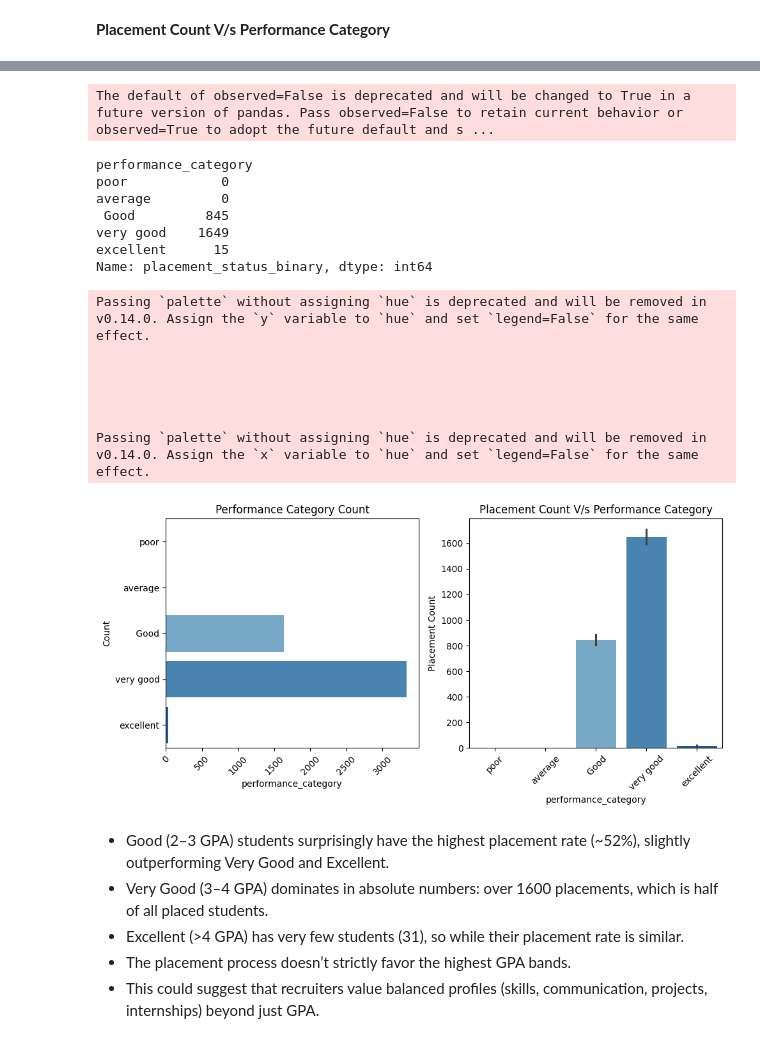
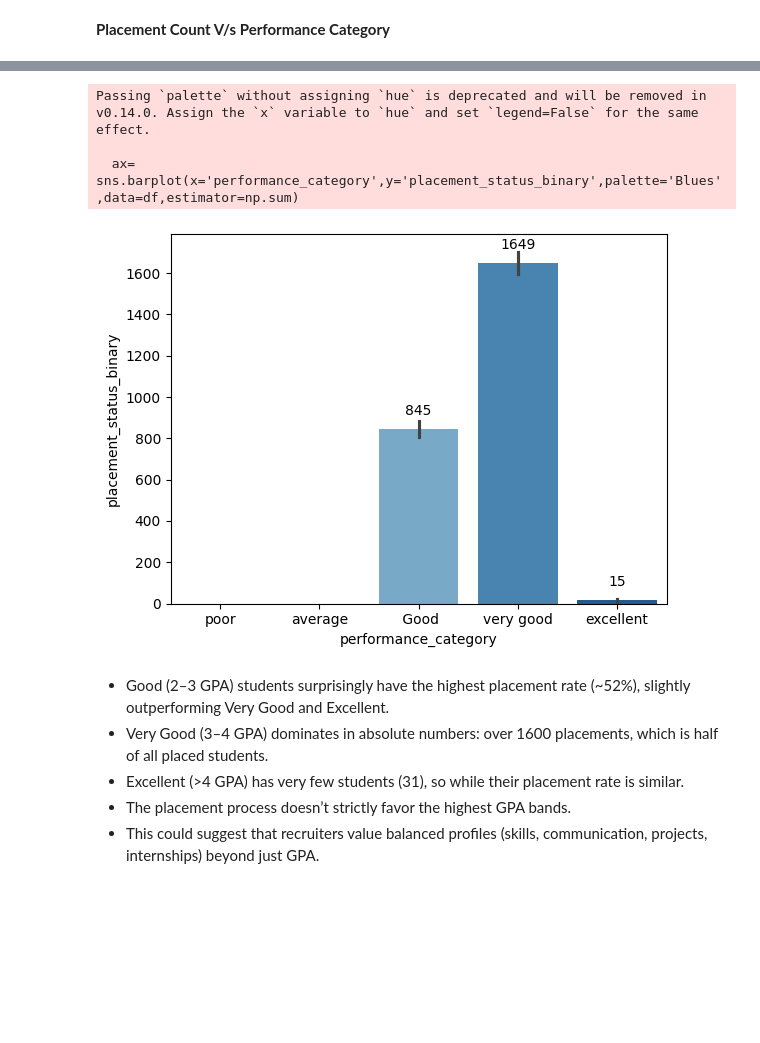
Before and after one commit to banaseeryousaf/Global-Students-Migration, a Jupyter notebook: project.ipynb, the cells around one changed output, grey strips where cells are left out. Cells and saved outputs as stored; diff of their text form; code cells hidden in the pictures; blank space fills up the shorter version.

```diff
--- a/project.ipynb
+++ b/project.ipynb
@@ -537,3 +527,6 @@ Name: count, dtype: int64
 # %%
-sns.countplot(y='enrollment_reason',data=df)
+nrolmnt=sns.countplot(y='enrollment_reason',data=df)
+for container in nrolmnt.containers:
+    nrolmnt.bar_label(container)
+plt.show()
 # %% [output]
@@ -583,5 +553,7 @@ Name: count, dtype: int64
 # %%
-plt.hist(df['origin_country'], bins=10)
+origin = sns.histplot(data=df, x="origin_country")
+for container in origin.containers:
+    origin.bar_label(container)
 plt.title('Emigrant Counts by Origin Country')
 plt.xlabel('Origin_Country')
 plt.ylabel('Frequency')
@@ -631,5 +593,5 @@ year_wise_placement_count
 # %%
-
+year_wise_placement_count=df.groupby('year_of_enrollment')['placement_status_binary'].count().reset_index()
 fig, axes = plt.subplots(1, 2, figsize=(10, 5))
 sns.lineplot(
     x='year_of_enrollment',
@@ -647,6 +609,9 @@ sns.barplot(
     data=year_wise_placement_count,
     ax=axes[1]
 )
+for container in axes[1].containers:
+    axes[1].bar_label(container)
+
 axes[1].set_title("Placement Count per Year")
 axes[1].tick_params(axis='x', rotation=45)
 axes[1].set_ylabel('Placement_count')
@@ -720,19 +668,25 @@ sns.barplot(
     y="count",
     palette='Blues',
     hue="course_name",ax=axes[0])
+for container in axes[0].containers:
+    axes[0].bar_label(container)
+
+
 axes[0].set_title("Trending Course per Year")
 axes[0].set_xlabel("Year of Enrollment")
 axes[0].set_ylabel("Enrollment Count")
 axes[0].tick_params(axis='x', rotation=45)
 axes[0].legend(title="Course Name",loc='lower right')
 
-sns.barplot(
+place=sns.barplot(
     y='placement_count',
     x='year_of_enrollment',
     hue='course_name',
     palette='Blues',
     data=year_wise_highest_placed_course,ax=axes[1]
 )
+for container in axes[1].containers:
+    axes[1].bar_label(container)
 axes[1].set_title("Year-wise Highest Placed Course")
 axes[1].set_xlabel("Year of Enrollment")
 axes[1].set_ylabel("Placement Count")
@@ -880,37 +801,16 @@ Name: count, dtype: int64
-# %%
-df.groupby('performance_category')['placement_status_binary'].sum()
-# %% [output]
-The default of observed=False is deprecated and will be changed to True in a future version of pandas. Pass observed=False to retain current behavior or observed=True to adopt the future default and s ...
-performance_category
-poor            0
-average         0
- Good         845
-very good    1649
-excellent      15
-Name: placement_status_binary, dtype: int64
 # %%
-fig,axes=plt.subplots(1,2,figsize=(10,5))
-sns.countplot(y='performance_category',data=df,palette='Blues',ax=axes[0])
-axes[0].set_xlabel('performance_category')
-axes[0].set_ylabel('Count')
-axes[0].set_title('Performance Category Count')
-axes[0].tick_params(axis='x',rotation=45)
-sns.barplot(x='performance_category',y='placement_status_binary',palette='Blues',data=df,estimator=np.sum,ax=axes[1])
-axes[1].set_xlabel('performance_category')
-axes[1].set_ylabel('Placement Count')
-axes[1].set_title('Placement Count V/s Performance Category')
-axes[1].tick_params(axis='x',rotation=45)
-plt.tight_layout()
+
+ax= sns.barplot(x='performance_category',y='placement_status_binary',palette='Blues',data=df,estimator=np.sum)
+
+for container in ax.containers:
+    ax.bar_label(container, label_type='edge', padding=8)    # alignment
+
 plt.show()
 # %% [output]
-Passing `palette` without assigning `hue` is deprecated and will be removed in v0.14.0. Assign the `y` variable to `hue` and set `legend=False` for the same effect.
+Passing `palette` without assigning `hue` is deprecated and will be removed in v0.14.0. Assign the `x` variable to `hue` and set `legend=False` for the same effect.
 
-
-
-
-
-Passing `palette` without assigning `hue` is deprecated and will be removed in v0.14.0. Assign the `x` variable to `hue` and set `legend=False` for the same effect.
+  ax= sns.barplot(x='performance_category',y='placement_status_binary',palette='Blues',data=df,estimator=np.sum)
-[figure, old version]
+[figure, new version]
 # %% [markdown]
 - Good (2–3 GPA) students surprisingly have the highest placement rate (~52%), slightly outperforming Very Good and Excellent.
 - Very Good (3–4 GPA) dominates in absolute numbers: over 1600 placements, which is half of all placed students.
```
Also changed, not shown: parts of 19 cells of this notebook.
